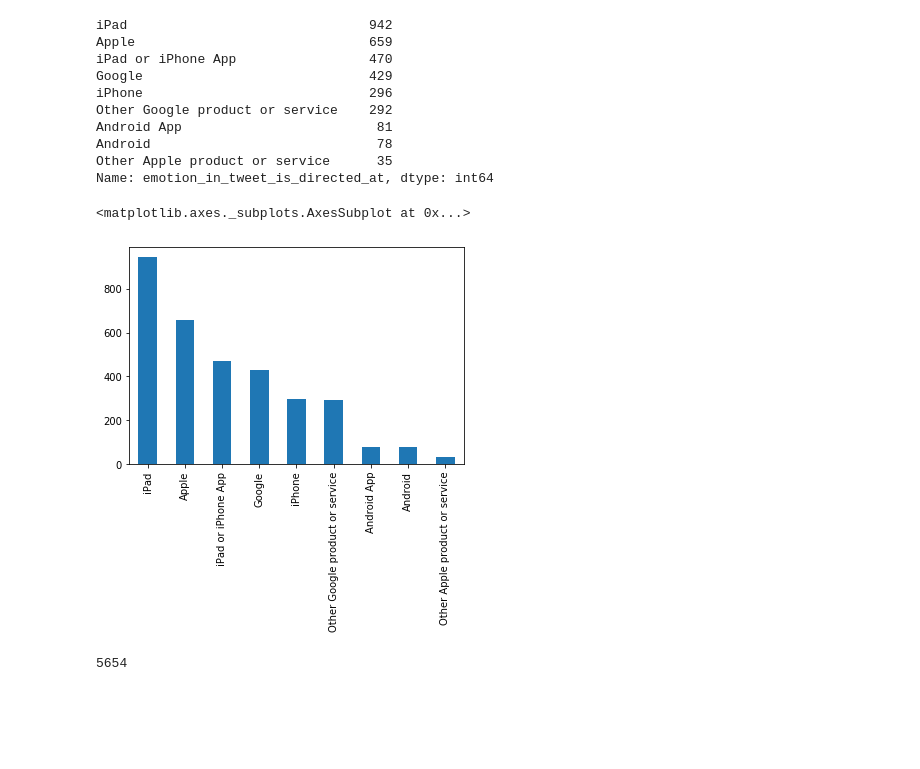
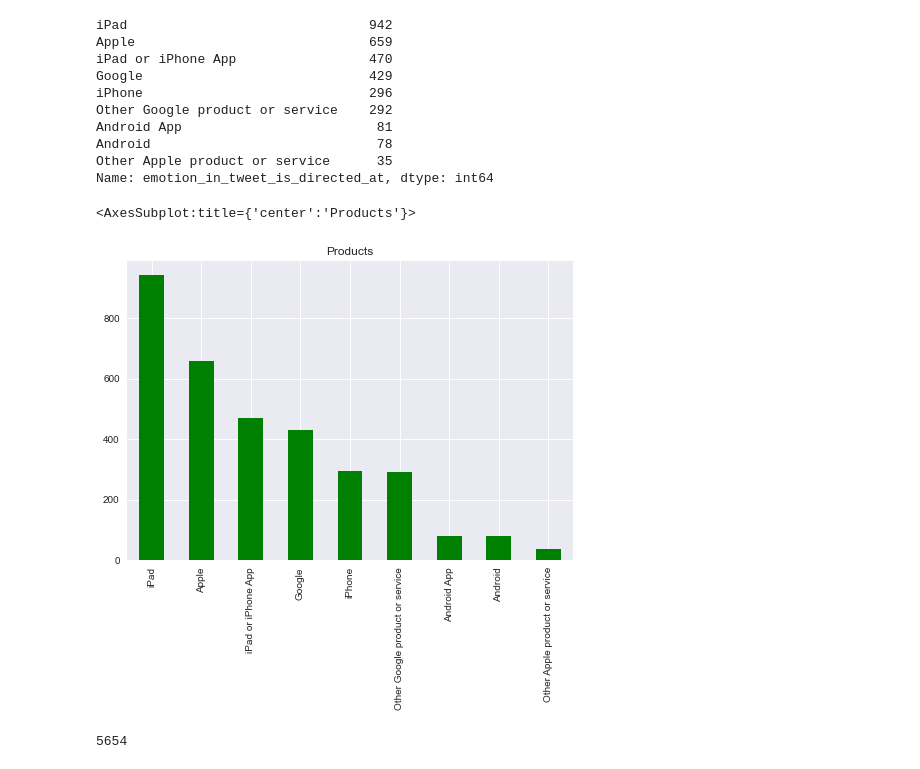
Before and after one commit to esadsetts/Mod_4_project, a Jupyter notebook: 01_EDA.ipynb, the cells around one changed output. Drawn from its saved outputs; the diff is of its cells as text; code cells hidden in the pictures; blank space fills up the shorter version.

```diff
--- a/01_EDA.ipynb
+++ b/01_EDA.ipynb
@@ -4,3 +4,13 @@ import numpy as np
 import pandas as pd
 import matplotlib.pyplot as plt
 import seaborn as sns
+import nltk
+from nltk.probability import FreqDist
+from nltk.tokenize import word_tokenize
+from nltk.corpus import stopwords
+from nltk.stem.wordnet import WordNetLemmatizer
+import string
+plt.style.use('seaborn')
+nltk.download('stopwords')
+nltk.download('punkt')
+nltk.download('wordnet')
@@ -57,10 +78,10 @@ Android                             78
 Other Apple product or service      35
 Name: emotion_in_tweet_is_directed_at, dtype: int64
 # %%
-df.emotion_in_tweet_is_directed_at.value_counts().plot(kind = 'bar')
+df.emotion_in_tweet_is_directed_at.value_counts().plot(kind = 'bar', color = 'green', title = 'Products')
 # %% [output]
-<matplotlib.axes._subplots.AxesSubplot at 0x...>
+<AxesSubplot:title={'center':'Products'}>
-[figure, old version]
+[figure, new version]
 # %%
 def add_company(product):
     if product in ['iPad', 'Apple', 'iPad or iPhone App', 'iPhone', 'Other Apple product or service']:
```
Also changed, not shown: parts of 12 cells of this notebook.
